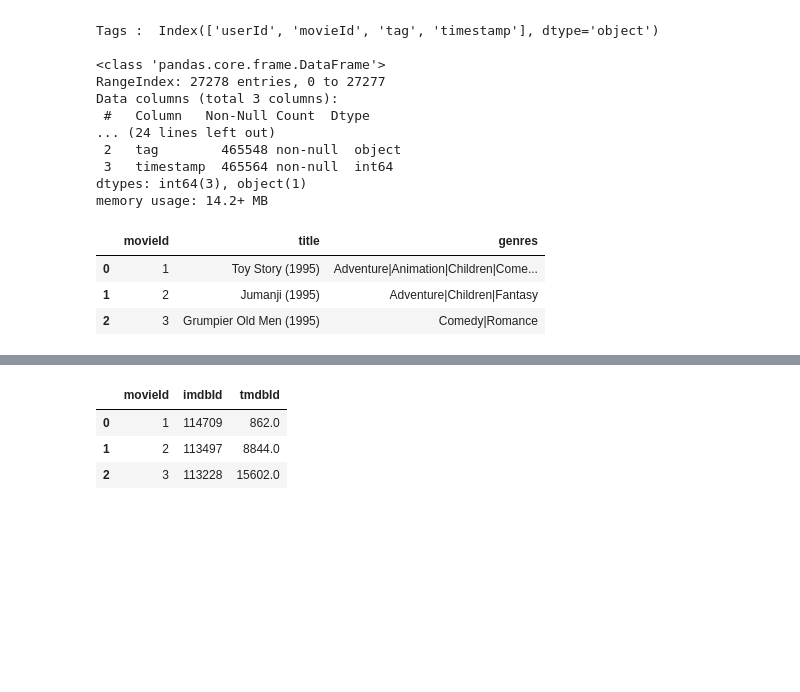
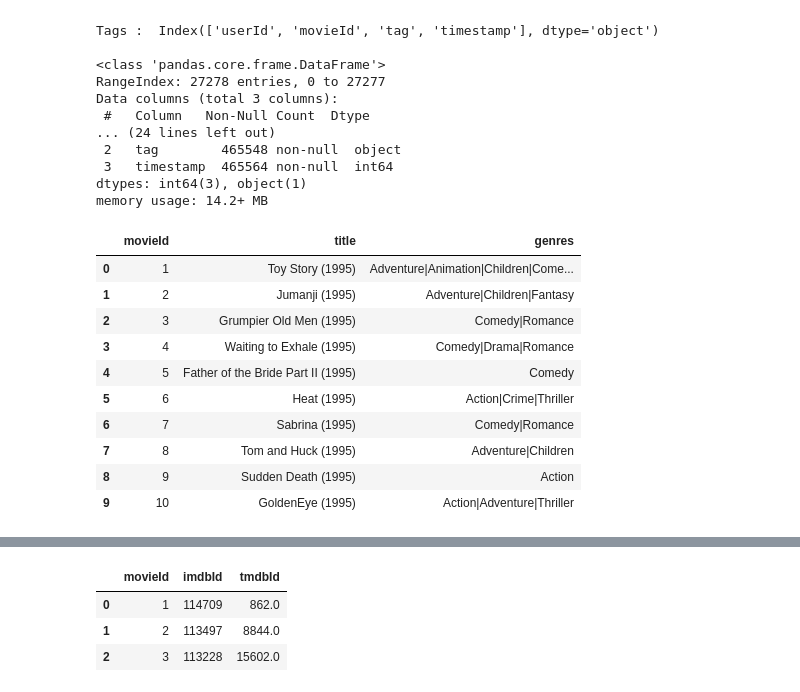
Before and after one commit to kppeterkiss/ml-labs, a Jupyter notebook: 1_intro/Overfitting.ipynb, the cells around one changed output, grey strips where cells are left out. Cells and saved outputs as stored; diff of their text form; code cells hidden in the pictures; blank space fills up the shorter version.

```diff
--- a/1_intro/Overfitting.ipynb
+++ b/1_intro/Overfitting.ipynb
@@ -62,9 +79,16 @@ Data columns (total 3 columns):
 dtypes: int64(3), object(1)
 memory usage: 14.2+ MB
 # %%
-movie.head(3)
+movie.head(10)
 # %% [output]
 |  | movieId | title | genres |
 | 0 | 1 | Toy Story (1995) | Adventure|Animation|Children|Come... |
 | 1 | 2 | Jumanji (1995) | Adventure|Children|Fantasy |
 | 2 | 3 | Grumpier Old Men (1995) | Comedy|Romance |
+| 3 | 4 | Waiting to Exhale (1995) | Comedy|Drama|Romance |
+| 4 | 5 | Father of the Bride Part II (1995) | Comedy |
+| 5 | 6 | Heat (1995) | Action|Crime|Thriller |
+| 6 | 7 | Sabrina (1995) | Comedy|Romance |
+| 7 | 8 | Tom and Huck (1995) | Adventure|Children |
+| 8 | 9 | Sudden Death (1995) | Action |
+| 9 | 10 | GoldenEye (1995) | Action|Adventure|Thriller |
```
Also changed, not shown: parts of 28 cells of this notebook, 6 other files.
